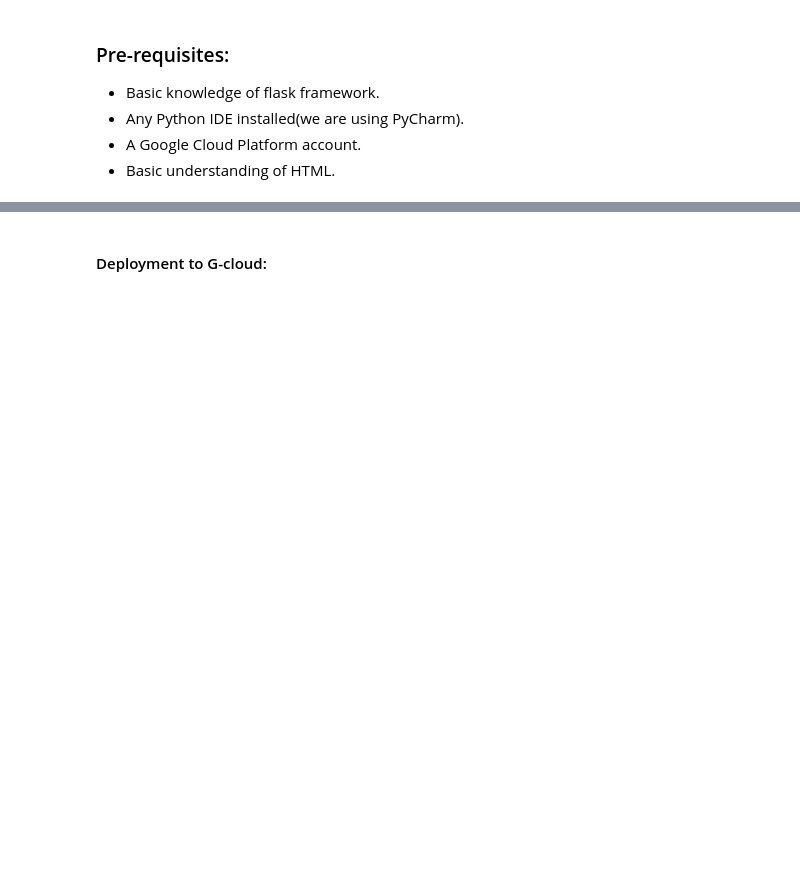
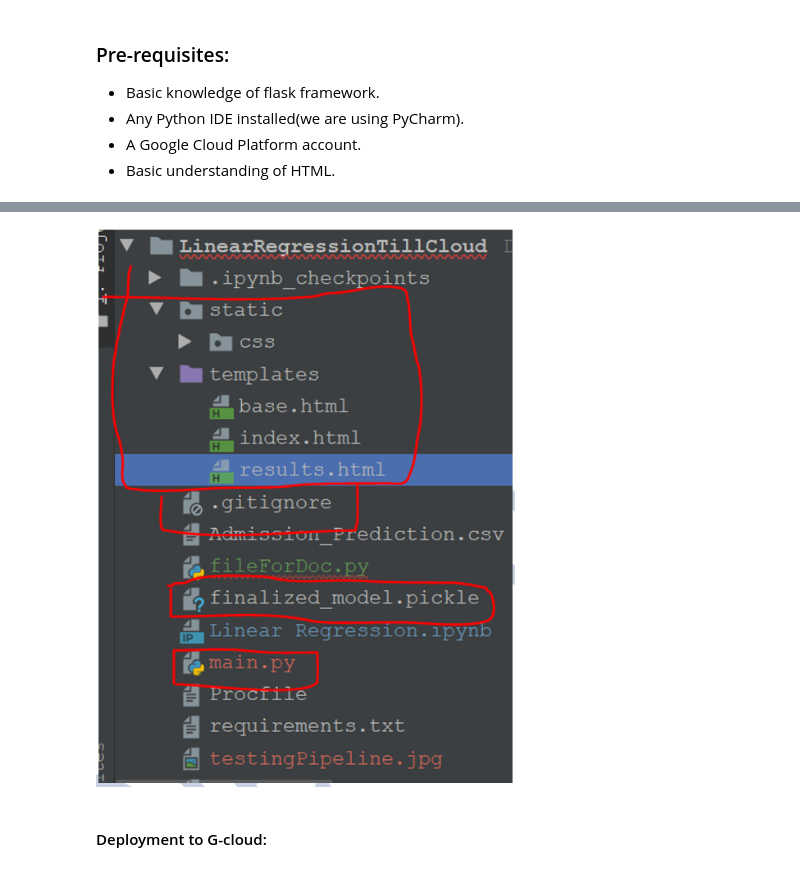
Before and after one commit to plaban1981/INEURON, a Jupyter notebook: Linear_Regression.ipynb, the cells around one changed output, grey strips where cells are left out. Cells and saved outputs as stored; diff of their text form; code cells hidden in the pictures; blank space fills up the shorter version.

```diff
--- a/Linear_Regression.ipynb
+++ b/Linear_Regression.ipynb
@@ -1432,3 +1435,7 @@ Create the project structure, as shown below:
+# %%
+Image(filename="folder_structure.PNG")
+# %% [output]
+[figure, added]
 # %% [markdown]
 #### Deployment to G-cloud:
 # %% [markdown]
```
Also changed, not shown: parts of 11 cells of this notebook.
